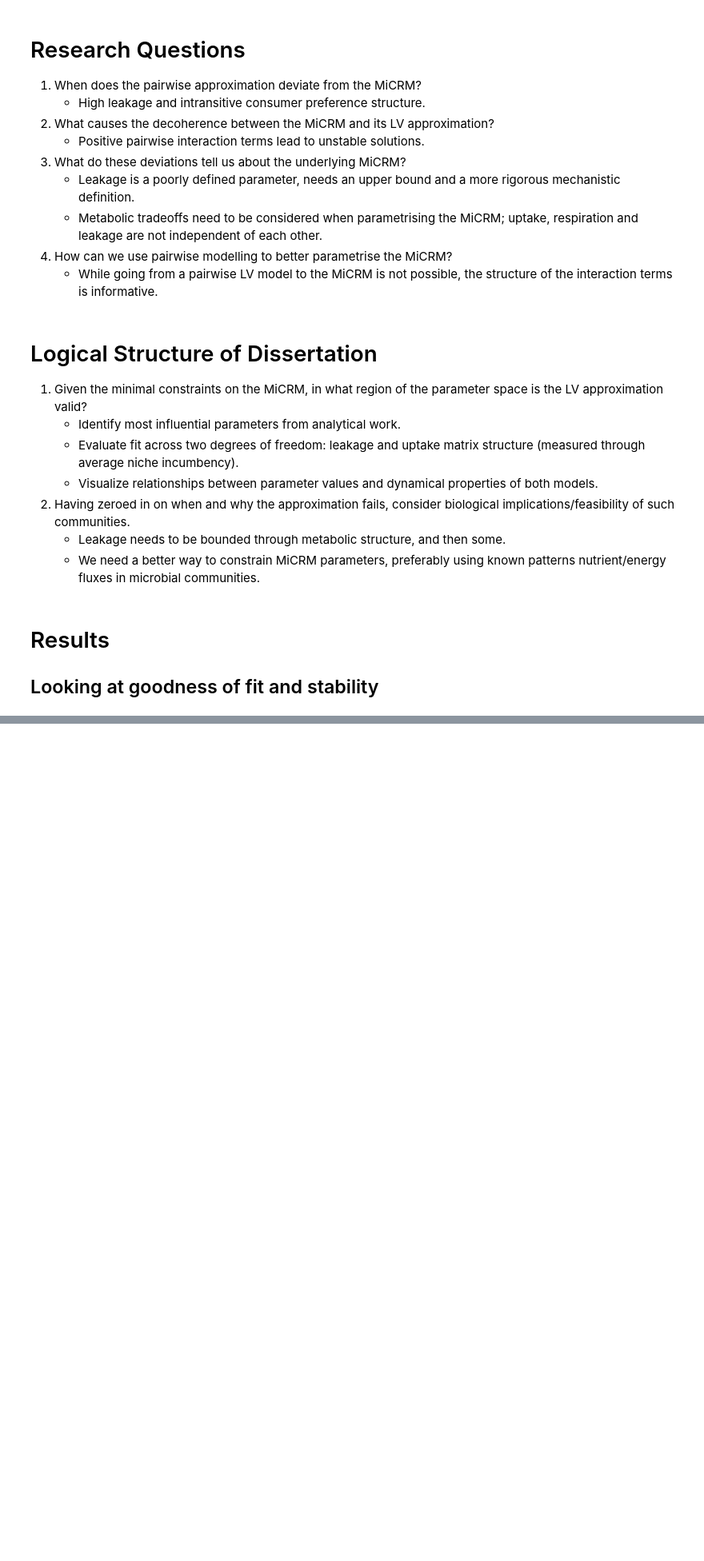
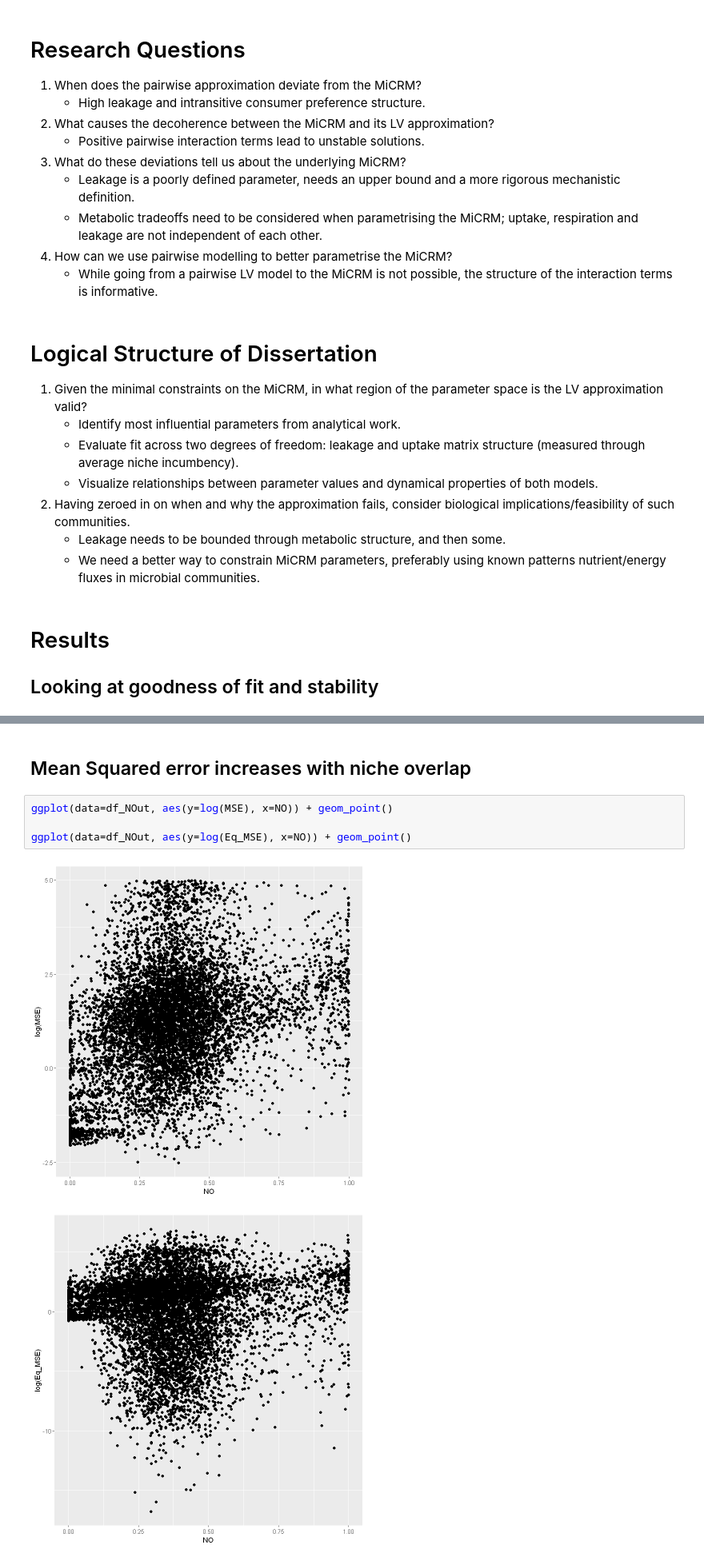
Before and after one commit to MustriM95/Thesis, a Jupyter notebook: NoteBook/LogicalStructure.ipynb, the cells around one changed output, grey strips where cells are left out. Shown at 80% size. Cells and saved outputs as stored; diff of their text form; blank space fills up the shorter version.

```diff
--- a/NoteBook/LogicalStructure.ipynb
+++ b/NoteBook/LogicalStructure.ipynb
@@ -83,0 +108,9 @@ ggplot(data=df, aes(y=Eq_MSE, x=Leakage)) + geom_point()
+# %% [markdown]
+## Mean Squared error increases with niche overlap
+# %%
+ggplot(data=df_NOut, aes(y=log(MSE), x=NO)) + geom_point()
+
+ggplot(data=df_NOut, aes(y=log(Eq_MSE), x=NO)) + geom_point()
+# %% [output]
+[figure, added]
+[figure, added]
```
Also changed, not shown: parts of 10 cells of this notebook.
